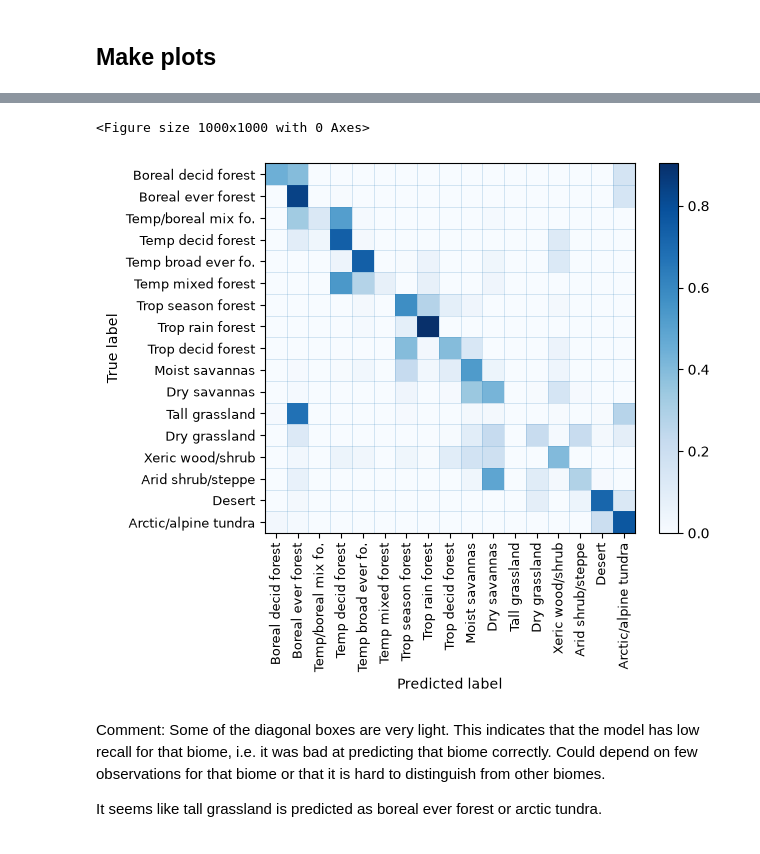
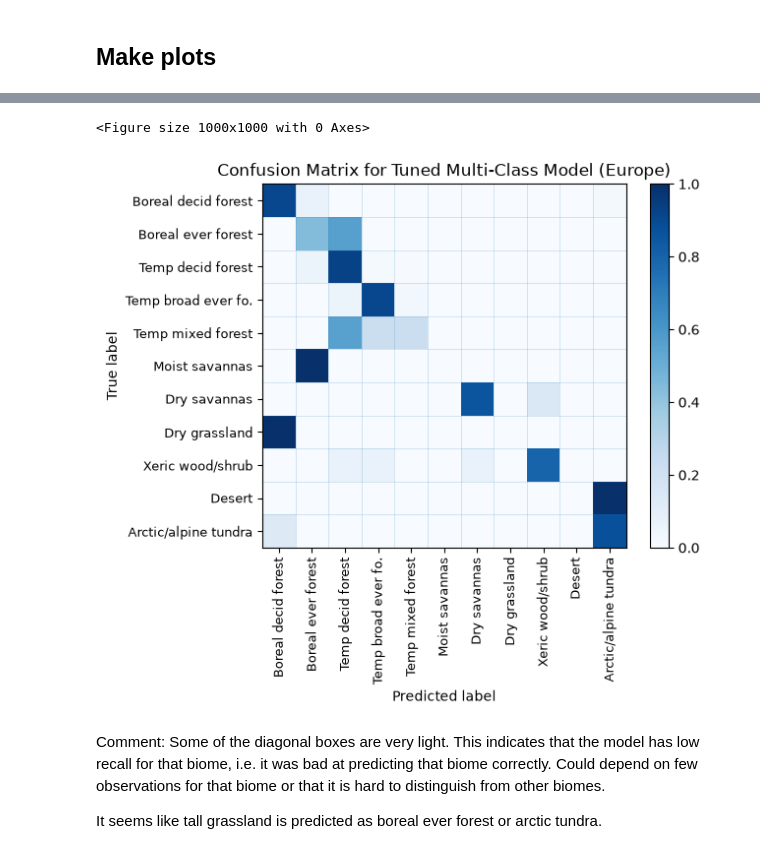
Before and after one commit to AndreaRaaschou/BERN01, a Jupyter notebook: biome_project/Andrea/main_copy_H.ipynb, the cells around one changed output, grey strips where cells are left out. Saved outputs shown, nothing was run; the diff lists cells and outputs as text; code cells hidden in the pictures.

Commit message:
build multi-class model for Europe, tune hyper-parameters

```diff
--- a/biome_project/Andrea/main_copy_H.ipynb
+++ b/biome_project/Andrea/main_copy_H.ipynb
@@ -516,6 +524,7 @@ y_test = east_df.select(pl.col("Biome_obs_lpj").cast(pl.Int32))
 Next, train a Random Forest classification model using training data, and then put the
 model on the test data.
 # %%
-multi_class = RandomForestClassifier(random_state=1, max_depth=15, n_estimators=100, n_jobs=-1)
-multi_class.fit(X_train, y_train.to_numpy().flatten())
+# Train a baseline model with default hyperparameters
+multi_class = RandomForestClassifier(random_state=1)
+multi_class.fit(X_train, y_train.flatten())
 # %% [output]
@@ -562,0 +589,5 @@ case, make sure to sample only the training dataset and not the full dataset.
+# %%
+# Train a new model with the best hyperparameters found in the grid search
+multi_class_tuned = grid_search.best_estimator_
+print(f"Training accuracy: {multi_class_tuned.score(X_train, y_train):.4f}")
+print(f"Test accuracy: {multi_class_tuned.score(X_test, y_test):.4f}")
@@ -570,2 +647,18 @@ in the feature data?
 # %% [markdown]
 ## Make plots
+# %%
+# Get the target names for the classes in the model
+model_target_names = [target_names[i - 2] for i in multi_class.classes_]
+
+# Make confusion matrix for the tuned multi-class model
+plt.figure(figsize=(10, 10))
+disp = ConfusionMatrixDisplay.from_estimator(
+    multi_class, X_test, y_test, display_labels=model_target_names,
+    cmap=plt.cm.Blues, normalize="true", include_values=False)
+disp.ax_.tick_params(axis="both", labelsize=9)
+for i in range(len(model_target_names) + 1):
+    disp.ax_.axvline(i - 0.5, linewidth=0.4, alpha=0.3)
+    disp.ax_.axhline(i - 0.5, linewidth=0.4, alpha=0.3)
+plt.xticks(rotation=90)
+disp.ax_.set_title("Confusion Matrix for Multi-Class Model (Europe)", fontsize=12)
+plt.show()
@@ -572,17 +668,22 @@ in the feature data?
 # %%
-# Make confusion matrix for the multi-class model
+# Get the target names for the classes in the model
+model_target_names = [target_names[i - 2] for i in multi_class_tuned.classes_]
+
+# Make confusion matrix for the tuned multi-class model
 plt.figure(figsize=(10, 10))
 disp = ConfusionMatrixDisplay.from_estimator(
-    multi_class, X_test, y_test, display_labels=target_names, cmap=plt.cm.Blues, normalize="true", include_values=False)
+    multi_class_tuned, X_test, y_test, display_labels=model_target_names,
+    cmap=plt.cm.Blues, normalize="true", include_values=False)
 disp.ax_.tick_params(axis="both", labelsize=9)
-for i in range(len(target_names) + 1):
+for i in range(len(model_target_names) + 1):
     disp.ax_.axvline(i - 0.5, linewidth=0.4, alpha=0.3)
     disp.ax_.axhline(i - 0.5, linewidth=0.4, alpha=0.3)
 plt.xticks(rotation=90)
+disp.ax_.set_title("Confusion Matrix for Tuned Multi-Class Model (Europe)", fontsize=12)
 plt.show()
 # %% [output]
 <Figure size 1000x1000 with 0 Axes>
-[figure, old version]
+[figure, new version]
 # %% [markdown]
 Comment: Some of the diagonal boxes are very light. This indicates that the model has low recall for that biome, i.e. it was bad at predicting that biome correctly. Could depend on few observations for that biome or that it is hard to distinguish from other biomes.
 
```
Also changed, not shown: parts of 10 cells of this notebook.
